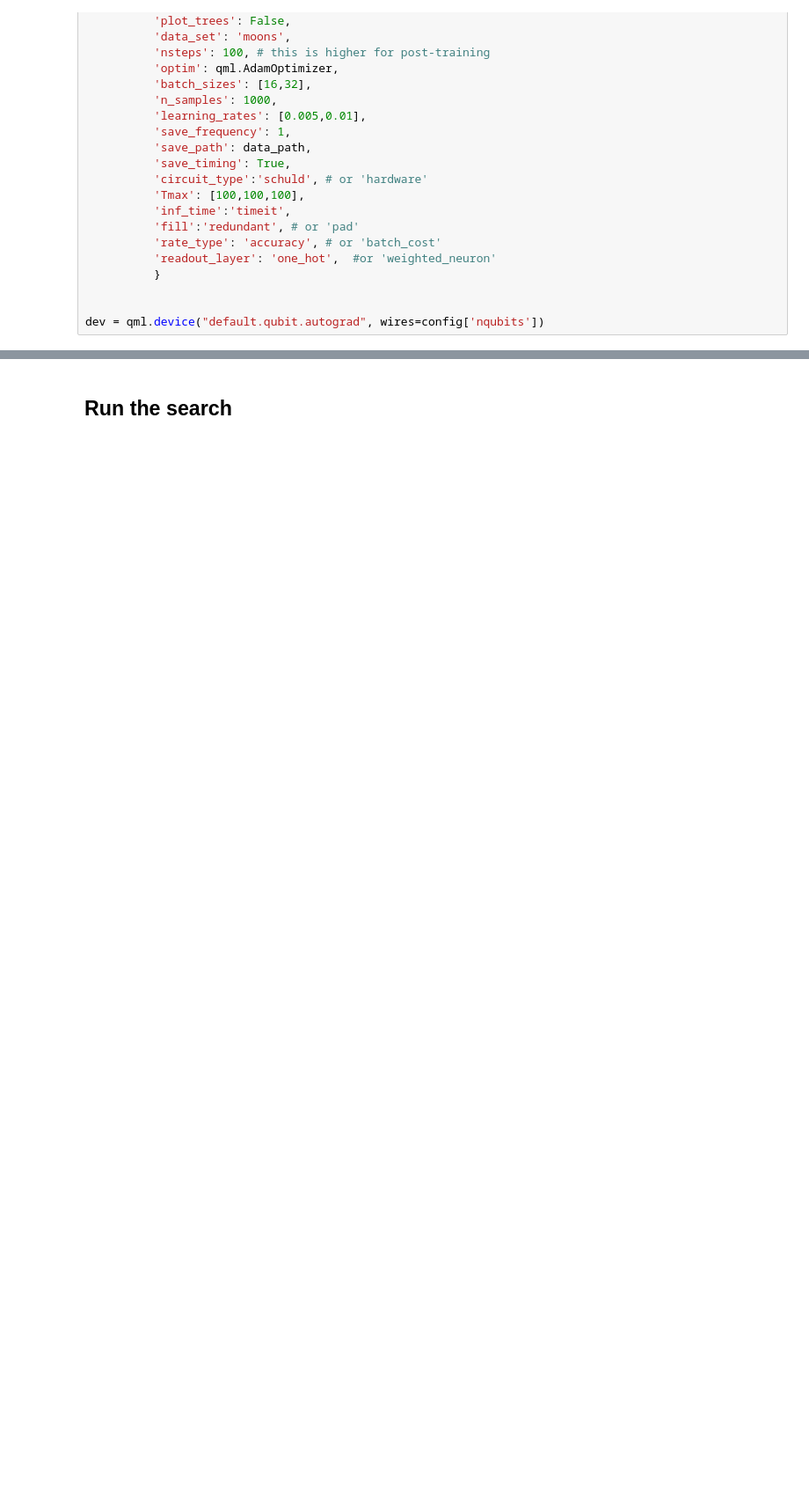
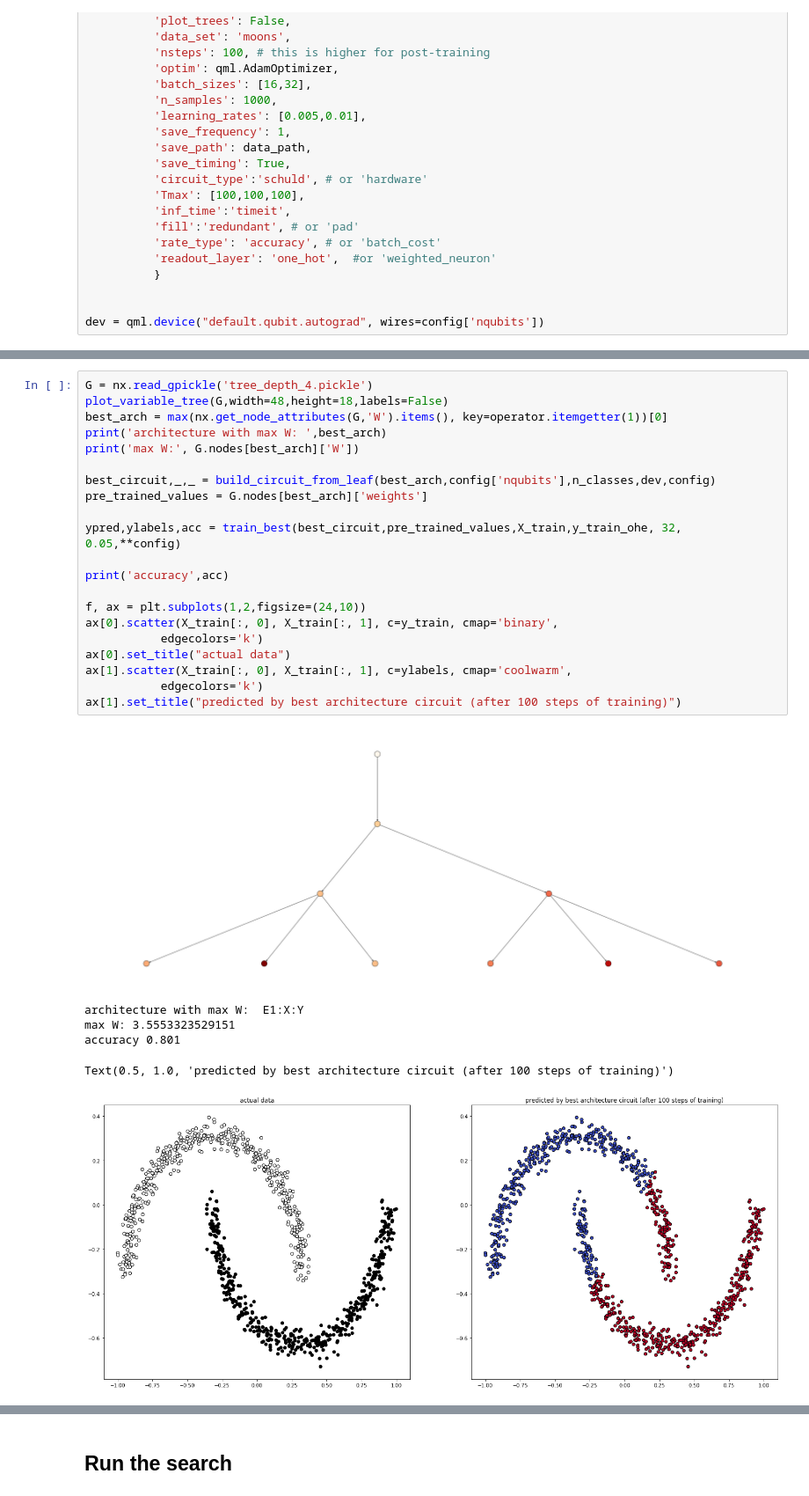
Before and after one commit to kmz4/QHACK2021, a Jupyter notebook: demos/QOSE_demo.ipynb, the cells around one changed output, grey strips where cells are left out. Shown at 88% size. Drawn from its saved outputs; the diff is of its cells as text; blank space fills up the shorter version.

```diff
--- a/demos/QOSE_demo.ipynb
+++ b/demos/QOSE_demo.ipynb
@@ -351,0 +348,28 @@ Text(0.5, 1.0, 'predicted by dummy circuit (after some training)')
+# %%
+G = nx.read_gpickle('tree_depth_4.pickle')
+plot_variable_tree(G,width=48,height=18,labels=False)
+best_arch = max(nx.get_node_attributes(G,'W').items(), key=operator.itemgetter(1))[0]
+print('architecture with max W: ',best_arch)
+print('max W:', G.nodes[best_arch]['W'])
+
+best_circuit,_,_ = build_circuit_from_leaf(best_arch,config['nqubits'],n_classes,dev,config)
+pre_trained_values = G.nodes[best_arch]['weights']
+
+ypred,ylabels,acc = train_best(best_circuit,pre_trained_values,X_train,y_train_ohe, 32, 0.05,**config)
+
+print('accuracy',acc)
+
+f, ax = plt.subplots(1,2,figsize=(24,10))
+ax[0].scatter(X_train[:, 0], X_train[:, 1], c=y_train, cmap='binary',
+           edgecolors='k')
+ax[0].set_title("actual data")
+ax[1].scatter(X_train[:, 0], X_train[:, 1], c=ylabels, cmap='coolwarm',
+           edgecolors='k')
+ax[1].set_title("predicted by best architecture circuit (after 100 steps of training)")
+# %% [output]
+[figure, added]
+architecture with max W:  E1:X:Y
+max W: 3.5553323529151
+accuracy 0.801
+Text(0.5, 1.0, 'predicted by best architecture circuit (after 100 steps of training)')
+[figure, added]
```
Also changed, not shown: parts of 13 cells of this notebook.
